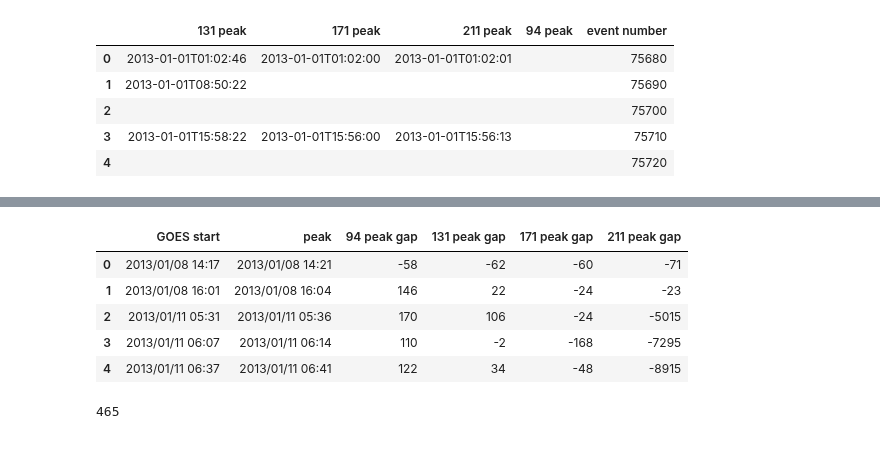
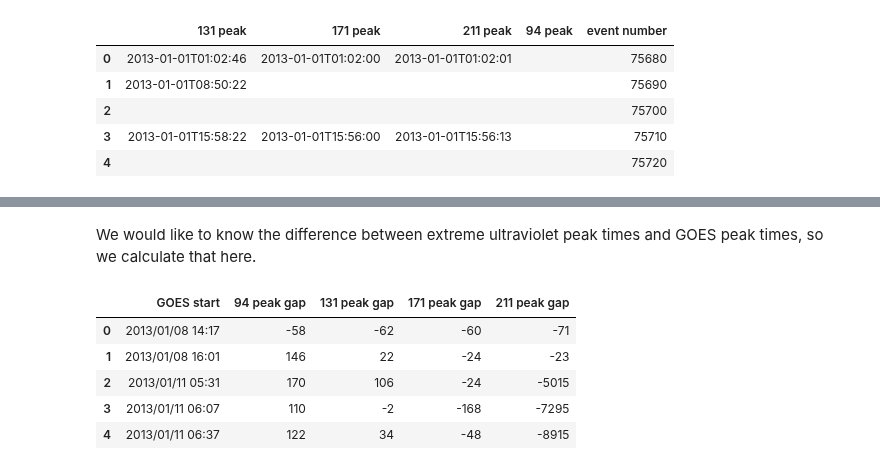
Before and after one commit to Nschanche/Flare_peaks, a Jupyter notebook: flare_project.ipynb, the cells around one changed output, grey strips where cells are left out. Saved outputs shown, nothing was run; the diff lists cells and outputs as text; code cells hidden in the pictures.

Commit message:
Begin exploratory analysis of peak differences.

```diff
--- a/flare_project.ipynb
+++ b/flare_project.ipynb
@@ -628,30 +614,34 @@ merged_flare_data.head()
 | 2 | 75700 | 2013/01/01 14:26 | 2013/01/01 14:56 | 2013/01/01 14:38 | N09W89 | B5.2 | 992 | 168 | ... |
 | 3 | 75710 | 2013/01/01 15:53 | 2013/01/01 16:07 | 2013/01/01 15:58 | N26W03 | B6.2 | 56 | 479 | ... |
 | 4 | 75720 | 2013/01/01 22:52 | 2013/01/01 23:01 | 2013/01/01 22:58 | N26W07 | B4.7 | 114 | 477 | ... |
+# %% [markdown]
+We would like to know the difference between extreme ultraviolet peak times and GOES peak times, so we calculate that here.
 # %%
 peaks131Filtered = merged_flare_data[merged_flare_data['131 peak'] != '']
 peaks171Filtered = peaks131Filtered[peaks131Filtered['171 peak'] != '']
 peaks211Filtered = peaks171Filtered[peaks171Filtered['211 peak'] != '']
-peaksFiltered = peaks211Filtered[peaks211Filtered['94 peak'] != '']
+peaks_filtered = peaks211Filtered[peaks211Filtered['94 peak'] != '']
 
 def seconds_between(start, end):
-    return (pd.to_datetime(end) - pd.to_datetime(start)).apply(lambda x: x / np.timedelta64(1, 's'))
+    return (pd.to_datetime(end) - pd.to_datetime(start)).apply(
+        lambda x: x / np.timedelta64(1, 's'))
 
-peaksFiltered['131 peak gap'] = seconds_between(peaksFiltered['peak'], peaksFiltered['131 peak'])
-peaksFiltered['171 peak gap'] = seconds_between(peaksFiltered['peak'], peaksFiltered['171 peak'])
-peaksFiltered['211 peak gap'] = seconds_between(peaksFiltered['peak'], peaksFiltered['211 peak'])
-peaksFiltered['94 peak gap'] = seconds_between(peaksFiltered['peak'], peaksFiltered['94 peak'])
+peaks_filtered['131 peak gap'] = seconds_between(peaks_filtered['peak'],
+                                                 peaks_filtered['131 peak'])
+peaks_filtered['171 peak gap'] = seconds_between(peaks_filtered['peak'],
+                                                 peaks_filtered['171 peak'])
+peaks_filtered['211 peak gap'] = seconds_between(peaks_filtered['peak'],
+                                                 peaks_filtered['211 peak'])
+peaks_filtered['94 peak gap'] = seconds_between(peaks_filtered['peak'],
+                                                peaks_filtered['94 peak'])
 
-peaksFiltered.reset_index(inplace=True, drop=True)
-peaksFiltered[["GOES start", "peak", "94 peak gap", "131 peak gap", "171 peak gap", "211 peak gap"]].head()
+peaks_filtered.reset_index(inplace=True, drop=True)
+channels = np.array(["94", "131", "171", "211"])
+peaks_filtered[["GOES start"] + ["%s peak gap" % chann for chann in channels]].head()
 # %% [output]
-|  | GOES start | peak | 94 peak gap | 131 peak gap | 171 peak gap | 211 peak gap |
-| 0 | 2013/01/08 14:17 | 2013/01/08 14:21 | -58 | -62 | -60 | -71 |
-| 1 | 2013/01/08 16:01 | 2013/01/08 16:04 | 146 | 22 | -24 | -23 |
-| 2 | 2013/01/11 05:31 | 2013/01/11 05:36 | 170 | 106 | -24 | -5015 |
-| 3 | 2013/01/11 06:07 | 2013/01/11 06:14 | 110 | -2 | -168 | -7295 |
-| 4 | 2013/01/11 06:37 | 2013/01/11 06:41 | 122 | 34 | -48 | -8915 |
+|  | GOES start | 94 peak gap | 131 peak gap | 171 peak gap | 211 peak gap |
+| 0 | 2013/01/08 14:17 | -58 | -62 | -60 | -71 |
+| 1 | 2013/01/08 16:01 | 146 | 22 | -24 | -23 |
+| 2 | 2013/01/11 05:31 | 170 | 106 | -24 | -5015 |
+| 3 | 2013/01/11 06:07 | 110 | -2 | -168 | -7295 |
+| 4 | 2013/01/11 06:37 | 122 | 34 | -48 | -8915 |
-# %%
-len(peaksFiltered)
-# %% [output]
-465
```
Also changed, not shown: parts of 14 cells of this notebook.
